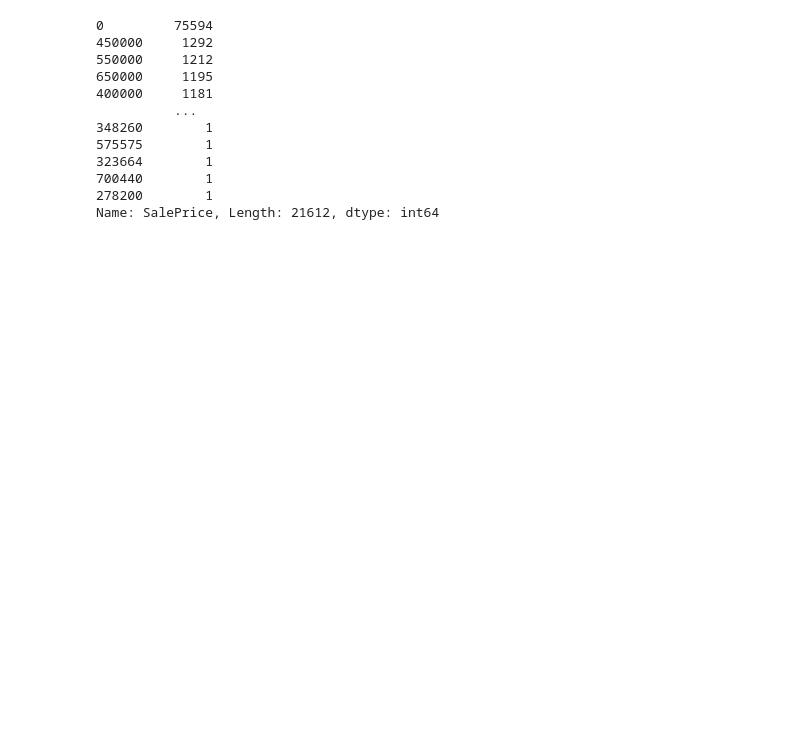
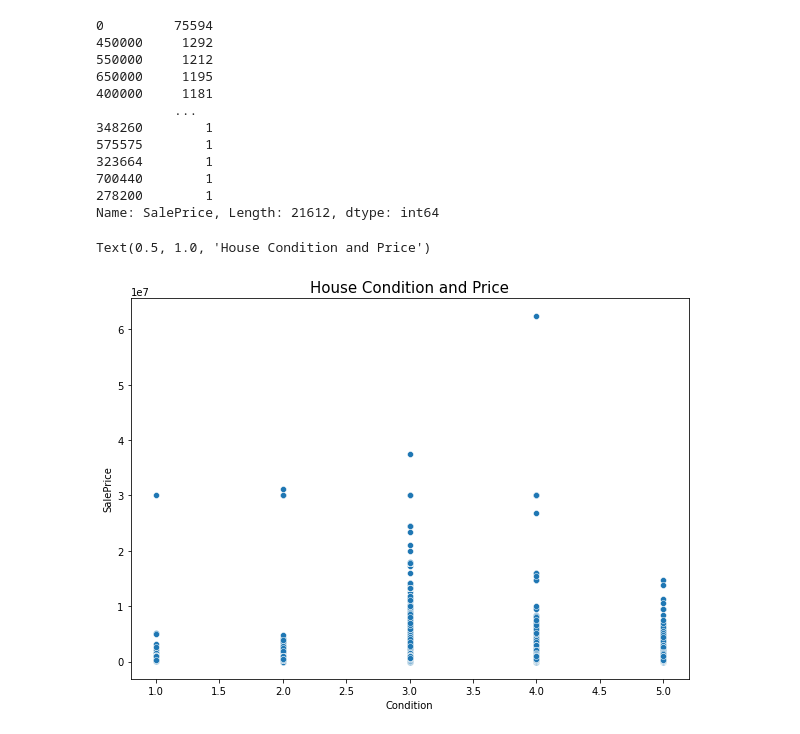
Before and after one commit to samtuleen/King-County-Home-Price-Predictors, a Jupyter notebook: notebooks/exploratory/Predicting-Most-Valuable-Home-Projects-In-King-County-Analysis.ipynb, the cells around one changed output. Saved outputs shown, nothing was run; the diff lists cells and outputs as text; code cells hidden in the pictures; blank space fills up the shorter version.

```diff
--- a/notebooks/exploratory/Predicting-Most-Valuable-Home-Projects-In-King-County-Analysis.ipynb
+++ b/notebooks/exploratory/Predicting-Most-Valuable-Home-Projects-In-King-County-Analysis.ipynb
@@ -757,5 +766,8 @@ single_family_homes['SalePrice'].value_counts()
 Name: SalePrice, Length: 21612, dtype: int64
 # %%
 plt.figure(figsize=(10,7))
-sns.scatterplot(single_family_homes['Condition'], single_family_homes['price'])
-plt.title('House Condition and Price', fontsize=15, fontname='silom')
+sns.scatterplot(single_family_homes['Condition'], single_family_homes['SalePrice'])
+plt.title('House Condition and Price', fontsize=15)
+# %% [output]
+Text(0.5, 1.0, 'House Condition and Price')
+[figure, added]
```
Also changed, not shown: parts of 8 cells of this notebook.
